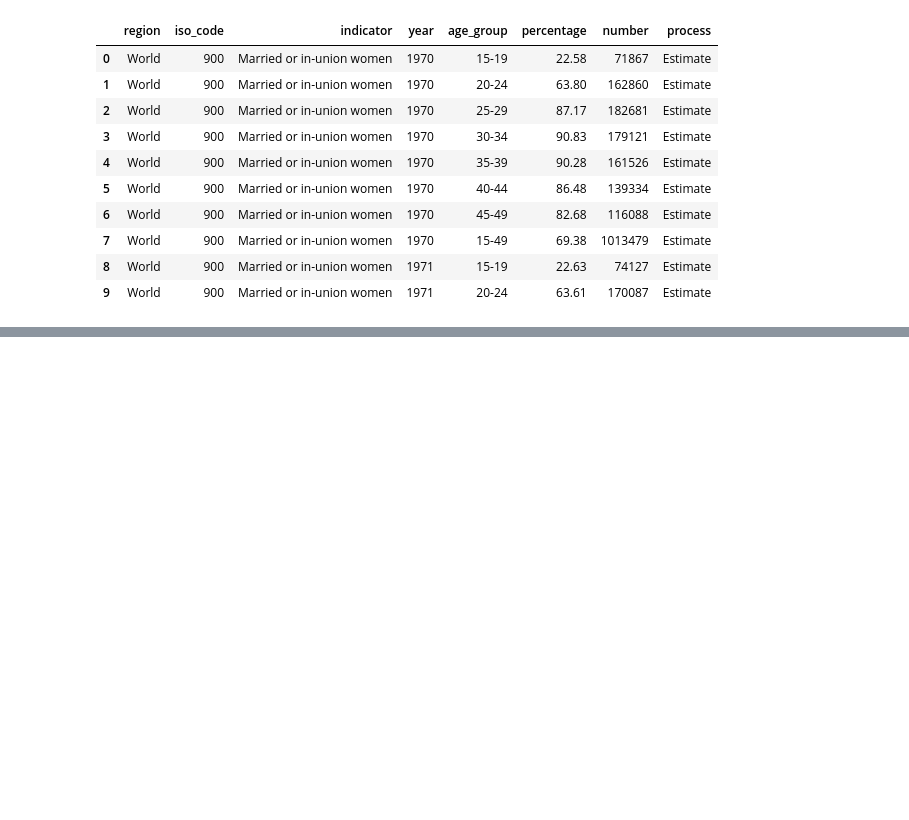
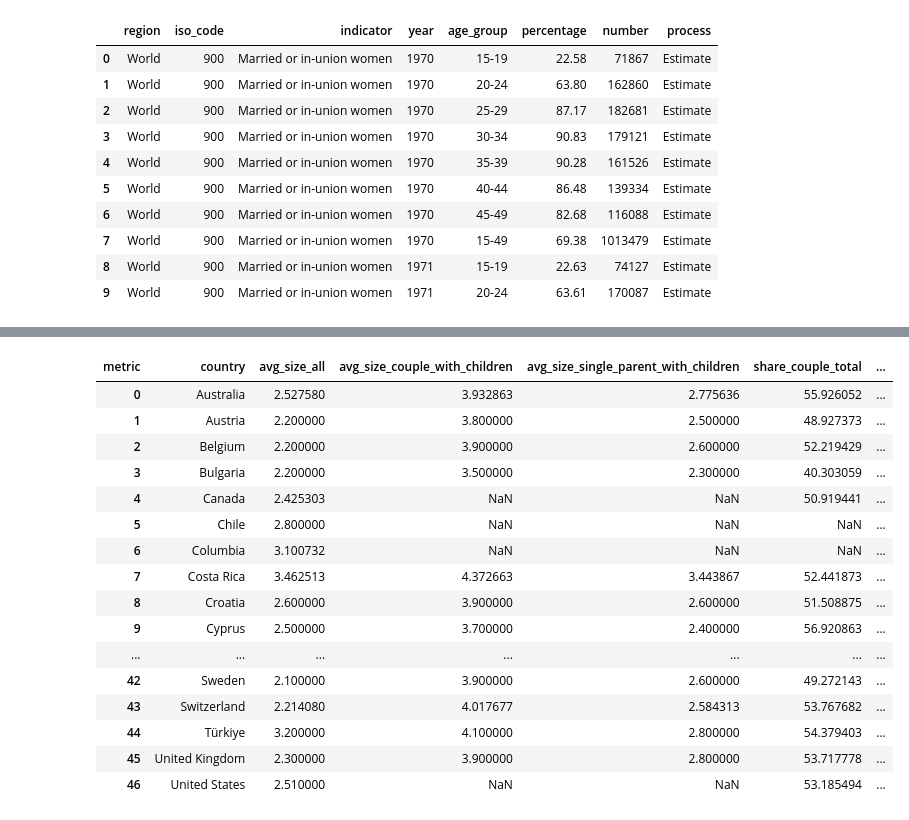
Before and after one commit to YkslB/marriage_statistics, a Jupyter notebook: scripts/Cleaning.ipynb, the cells around one changed output, grey strips where cells are left out. Cells and saved outputs as stored; diff of their text form; code cells hidden in the pictures; blank space fills up the shorter version.

```diff
--- a/scripts/Cleaning.ipynb
+++ b/scripts/Cleaning.ipynb
@@ -981,0 +1151,54 @@ df_20
+# %%
+# To numeric columns, except 'country'
+metric_cols = [c for c in df_16.columns if c != 'country']
+for c in metric_cols:
+    df_16[c] = pd.to_numeric(df_16[c], errors='coerce')
+
+# 3) Long/tidy verse format
+tidy_16 = (df_16
+           .melt(id_vars='country',
+                 value_vars=metric_cols,
+                 var_name='metric',
+                 value_name='value')
+           .dropna(subset=['value'])
+           .sort_values(['country','metric'])
+           .reset_index(drop=True))
+
+# (opsiyonel)
+tidy_16['unit'] = tidy_16['metric'].apply(lambda m: 'persons' if m.startswith('avg_size') else 'percent')
+def metric_group(m):
+    if m.startswith('avg_size'): return 'average_size'
+    if m.startswith('share_hh_'): return 'children_count_distribution'
+    if m.startswith('share_couple'): return 'couple_households'
+    if m.startswith('share_single_parent'): return 'single_parent_households'
+    if m in ('share_single_mother','share_single_father'): return 'single_parent_gender'
+    if m == 'share_single_person': return 'single_person_households'
+    if m == 'share_other_types': return 'other_types'
+    return 'other'
+tidy_16['group'] = tidy_16['metric'].map(metric_group)
+
+# 4) Gerekirse tidy üstünde oynadıktan sonra tekrar WIDE'a dön ve df_16'ya geri yaz
+df_16 = (tidy_16.pivot_table(index='country', columns='metric', values='value', aggfunc='first')
+         .reset_index()
+         .reindex(columns=['country'] + metric_cols)   # orijinal kolon sırası
+        )
+# %%
+df_16
+# %% [output]
+| metric | country | avg_size_all | avg_size_couple_with_children | avg_size_single_parent_with_children | share_couple_total | ... |
+| 0 | Australia | 2.527580 | 3.932863 | 2.775636 | 55.926052 | ... |
+| 1 | Austria | 2.200000 | 3.800000 | 2.500000 | 48.927373 | ... |
+| 2 | Belgium | 2.200000 | 3.900000 | 2.600000 | 52.219429 | ... |
+| 3 | Bulgaria | 2.200000 | 3.500000 | 2.300000 | 40.303059 | ... |
+| 4 | Canada | 2.425303 | NaN | NaN | 50.919441 | ... |
+| 5 | Chile | 2.800000 | NaN | NaN | NaN | ... |
+| 6 | Columbia | 3.100732 | NaN | NaN | NaN | ... |
+| 7 | Costa Rica | 3.462513 | 4.372663 | 3.443867 | 52.441873 | ... |
+| 8 | Croatia | 2.600000 | 3.900000 | 2.600000 | 51.508875 | ... |
+| 9 | Cyprus | 2.500000 | 3.700000 | 2.400000 | 56.920863 | ... |
+| ... | ... | ... | ... | ... | ... | ... |
+| 42 | Sweden | 2.100000 | 3.900000 | 2.600000 | 49.272143 | ... |
+| 43 | Switzerland | 2.214080 | 4.017677 | 2.584313 | 53.767682 | ... |
+| 44 | Türkiye | 3.200000 | 4.100000 | 2.800000 | 54.379403 | ... |
+| 45 | United Kingdom | 2.300000 | 3.900000 | 2.800000 | 53.717778 | ... |
+| 46 | United States | 2.510000 | NaN | NaN | 53.185494 | ... |
```
Also changed, not shown: parts of 41 cells of this notebook, 16 other files.
